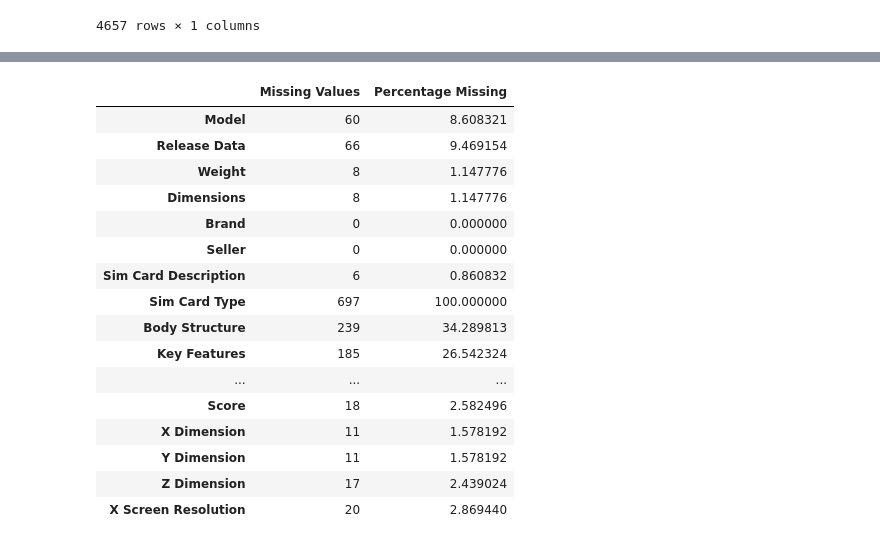
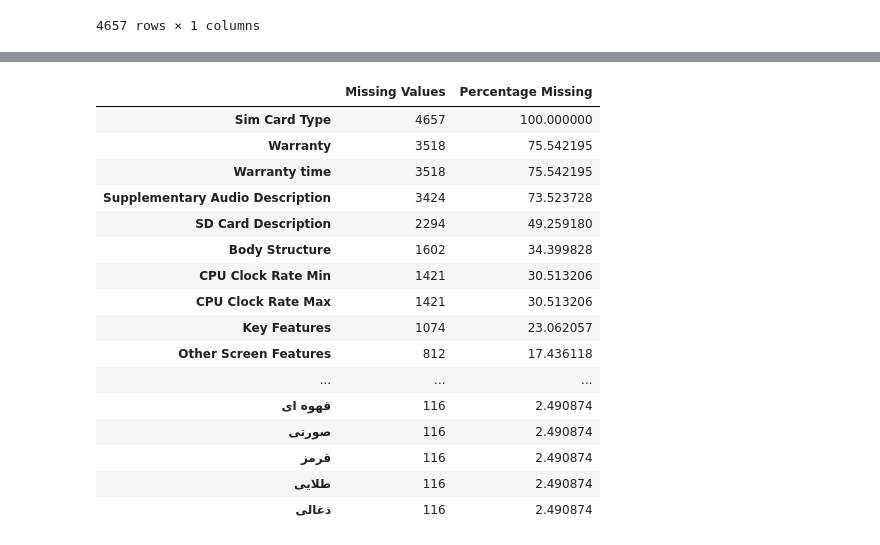
Before and after one commit to itspaspas/DataScience-S03, a Jupyter notebook: Project/P1/DS-P1.ipynb, the cells around one changed output, grey strips where cells are left out. Saved outputs shown, nothing was run; the diff lists cells and outputs as text; code cells hidden in the pictures.

```diff
--- a/Project/P1/DS-P1.ipynb
+++ b/Project/P1/DS-P1.ipynb
@@ -1481,8 +1544,3 @@ df[target_cols]
 | 3985 | 1.0 |
 | 3986 | 1.0 |
 4657 rows × 1 columns
-# %%
-target_cols = ['Cellular Network str']
-for col in target_cols:
-    df.loc[:, col] = df['Cellular Network'].apply(lambda x: ', '.join(map(str, x)) if x is not np.nan else x)
-df[target_cols]
@@ -1502,0 +1551,4 @@ df[target_cols]
+# %%
+df['Cellular Network'] = df['Cellular Network'].map(
+    {'2G': 2, '2G 3G': 3, '4G': 4, '2G 3G 4G': 4, '2G 3G 4G 5G':5}, na_action='ignore')
+df[target_cols]
@@ -1509,13 +1574,0 @@ plt.show()
-# %%
-Cellular_Network_num = dict()
-unique_values = df['Cellular Network str'].unique()
-for i, net in enumerate(unique_values):
-    Cellular_Network_num[net] = i
-print(Cellular_Network_num)
-
-target_cols = ['Cellular Network Num']
-print_colls = ['Cellular Network Num', 'Cellular Network str']
-for col in target_cols:
-    df.loc[:, col] = df["Cellular Network str"].apply(lambda x: Cellular_Network_num[x] if x is not np.nan else x)
-df[target_cols] = df[target_cols].astype(float)
-df[print_colls]
@@ -1564,0 +1622,5 @@ plt.show()
+# %%
+df['Is Special Emalls'] = df['Is Special Emalls'].astype(bool)
+df['Installment'] = df['Installment'].astype(bool)
+df['Y Screen Resolution'] = df['Y Screen Resolution'].astype(float)
+df['X Screen Resolution'] = df['X Screen Resolution'].astype(float)
@@ -1565,23 +1671,23 @@ plt.show()
 # %%
 missing_values = df.isnull().sum()
 missing_percentage = (df.isnull().sum() / len(df)) * 100
 missing_data_df = pd.DataFrame({'Missing Values': missing_values, 'Percentage Missing': missing_percentage})
-missing_data_df.head(60)
+missing_data_df.sort_values('Percentage Missing',ascending=False).head(60)
 # %% [output]
 |  | Missing Values | Percentage Missing |
-| Model | 60 | 8.608321 |
-| Release Data | 66 | 9.469154 |
-| Weight | 8 | 1.147776 |
-| Dimensions | 8 | 1.147776 |
-| Brand | 0 | 0.000000 |
-| Seller | 0 | 0.000000 |
-| Sim Card Description | 6 | 0.860832 |
-| Sim Card Type | 697 | 100.000000 |
-| Body Structure | 239 | 34.289813 |
-| Key Features | 185 | 26.542324 |
+| Sim Card Type | 4657 | 100.000000 |
+| Warranty | 3518 | 75.542195 |
+| Warranty time | 3518 | 75.542195 |
+| Supplementary Audio Description | 3424 | 73.523728 |
+| SD Card Description | 2294 | 49.259180 |
+| Body Structure | 1602 | 34.399828 |
+| CPU Clock Rate Min | 1421 | 30.513206 |
+| CPU Clock Rate Max | 1421 | 30.513206 |
+| Key Features | 1074 | 23.062057 |
+| Other Screen Features | 812 | 17.436118 |
 | ... | ... | ... |
-| Score | 18 | 2.582496 |
-| X Dimension | 11 | 1.578192 |
-| Y Dimension | 11 | 1.578192 |
-| Z Dimension | 17 | 2.439024 |
-| X Screen Resolution | 20 | 2.869440 |
+| قهوه ای | 116 | 2.490874 |
+| صورتی | 116 | 2.490874 |
+| قرمز | 116 | 2.490874 |
+| طلایی | 116 | 2.490874 |
+| ذغالی | 116 | 2.490874 |
```
Also changed, not shown: parts of 28 cells of this notebook.
